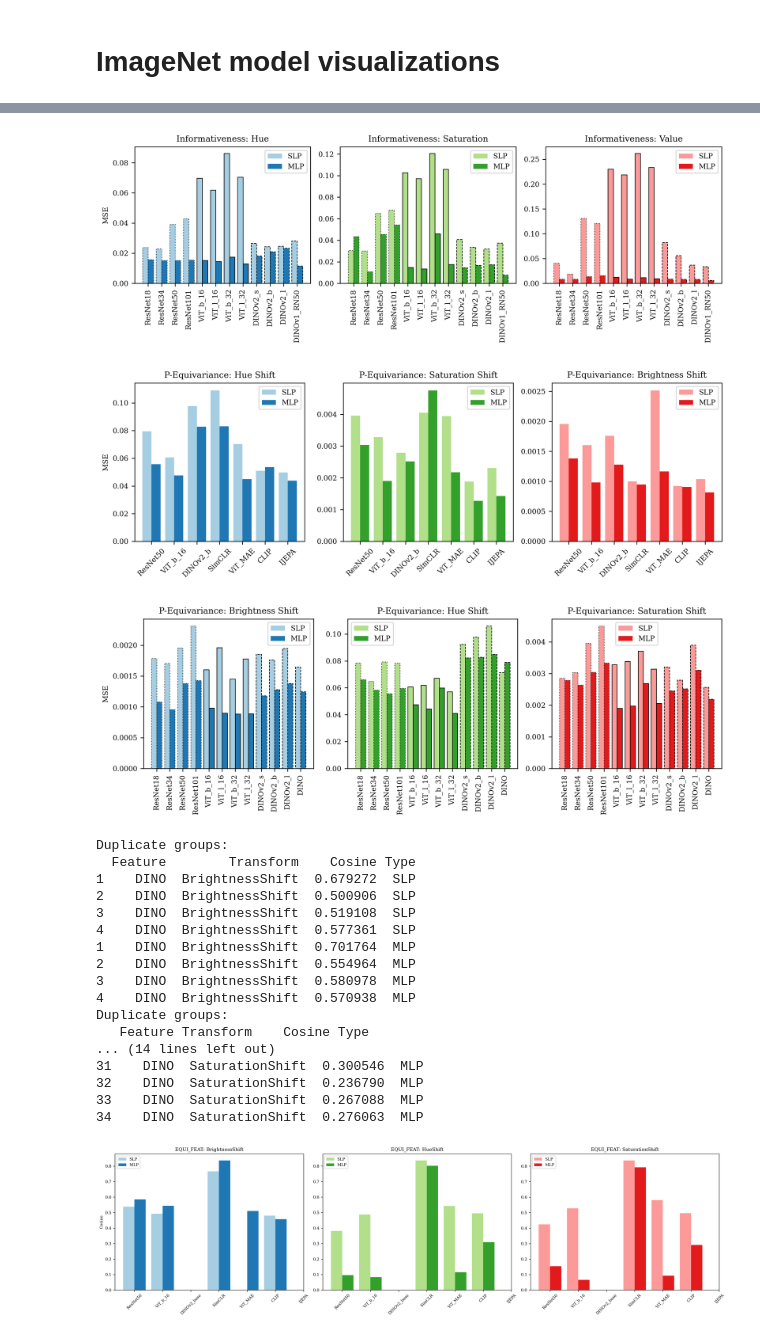
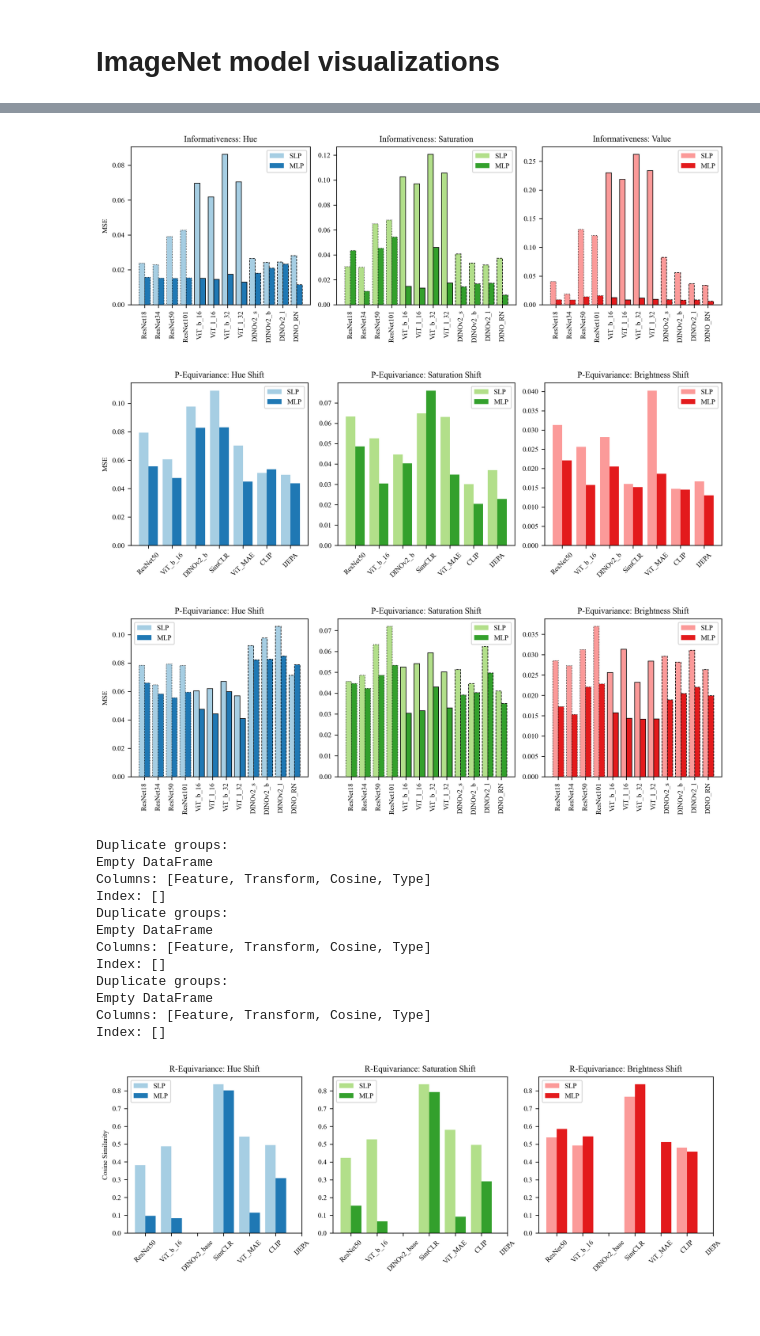
Before and after one commit to lauraibnz/synesis, a Jupyter notebook: vis/visualize_imagenet.ipynb, the cells around one changed output, grey strips where cells are left out. Saved outputs shown, nothing was run; the diff lists cells and outputs as text; code cells hidden in the pictures; blank space fills up the shorter version.

```diff
--- a/vis/visualize_imagenet.ipynb
+++ b/vis/visualize_imagenet.ipynb
@@ -24,7 +24,7 @@ feature_order = [
     "DINOv2_small",
     "DINOv2_base",
     "DINOv2_large",
-    "DINO_RN50",
+    "DINO_RN",
     "SimCLR",
     "ViT_MAE",
     "CLIP",
@@ -37,7 +37,7 @@ LABEL_SCALING = {
     "brightness": 65536,  # 256^2
     "saturation": 65536,  # 256^2
 }
-TRANSFORM_SCALING = {"HueShift": 1, "BrightnessShift": 16, "SaturationShift": 16}
+TRANSFORM_SCALING = {"HueShift": 1, "BrightnessShift": 1, "SaturationShift": 1}
 
 # Create 2x3 subplot grid
 fig, ((ax1, ax2), (ax3, ax4), (ax5, ax6)) = plt.subplots(3, 2, figsize=(20, 28))
@@ -273,7 +273,7 @@ features_to_plot = [
     "DINOv2_small",
     "DINOv2_base",
     "DINOv2_large",
-    "DINO_RN50",
+    "DINO_RN",
 ]
 
 # Force the order: hue, saturation, brightness (to be mapped to value)
@@ -358,7 +358,7 @@ for i, label in enumerate(info_labels):
 plt.tight_layout()
 plt.show()
 # %% [output]
-[figure, old version]
+[figure, new version]
 # %%
 # ----- EQUI_PARA Combined Plot (Main Visualization) -----
 df_para_linear["Type"] = "SLP"
@@ -424,7 +424,7 @@ for i, transform in enumerate(transforms):
 plt.tight_layout()
 plt.show()
 # %% [output]
-[figure, old version]
+[figure, new version]
 # %%
 # ----- EQUI_PARA Combined Plot (Ablation) -----
 df_para_linear["Type"] = "SLP"
@@ -444,11 +444,12 @@ features_to_plot = [
     "DINOv2_small",
     "DINOv2_base",
     "DINOv2_large",
-    "DINO",
+    "DINO_RN",
 ]
 
 # Get unique transform names
-transforms = sorted(df_para_combined["Transform"].unique())
+# transforms = sorted(df_para_combined["Transform"].unique())
+transforms = ["HueShift", "SaturationShift", "BrightnessShift"]
 
 # Define edge styles based on feature family
 edge_dict = {
@@ -523,7 +524,7 @@ for i, transform in enumerate(transforms):
 plt.tight_layout()
 plt.show()
 # %% [output]
-[figure, old version]
+[figure, new version]
 # %%
 temp_feature_order = feature_order
 
@@ -535,7 +536,11 @@ for run_name, metrics in results.items():
         feature = next((f for f in temp_feature_order if f in run_name), None)
         transform = next(
             t
-            for t in ["BrightnessShift", "HueShift", "SaturationShift"]
+            for t in [
+                "HueShift",
+                "SaturationShift",
+                "BrightnessShift",
+            ]
             if t in run_name
         )
         # Use cosine metric from results
@@ -568,15 +573,12 @@ features_to_plot = [
     "IJEPA",
 ]
 
-# Get unique transform names (e.g., BrightnessShift, HueShift, SaturationShift)
-cosine_transforms = sorted(df_feat_cosine_combined["Transform"].unique())
+# Get unique transform names in desired order
+cosine_transforms = ["HueShift", "SaturationShift", "BrightnessShift"]
 
 cmap = plt.get_cmap("Paired")
-fig, axes = plt.subplots(
-    1, len(cosine_transforms), figsize=(6 * len(cosine_transforms), 5)
-)
-if len(cosine_transforms) == 1:
-    axes = [axes]
+
+fig, axes = plt.subplots(1, 3, figsize=(10, 3.5))
 
 for i, transform in enumerate(cosine_transforms):
     df_trans = df_feat_cosine_combined[
@@ -590,51 +592,51 @@ for i, transform in enumerate(cosine_transforms):
 
     pivot = df_trans.pivot_table(
         index="Feature", columns="Type", values="Cosine", aggfunc="mean"
     )
     pivot = pivot.reindex(features_to_plot)
     x = np.arange(len(pivot.index))
     bar_width = 0.4
 
     color_slp = cmap(i * 2)
     color_mlp = cmap(i * 2 + 1)
 
     axes[i].bar(
         x - bar_width / 2, pivot["SLP"], width=bar_width, color=color_slp, label="SLP"
     )
     axes[i].bar(
         x + bar_width / 2, pivot["MLP"], width=bar_width, color=color_mlp, label="MLP"
     )
 
     axes[i].set_xticks(x)
     # Remove "_ImageNet" for display clarity
     display_features = [feat.replace("_ImageNet", "") for feat in pivot.index]
     axes[i].set_xticklabels(display_features, rotation=45)
-    axes[i].set_title(f"EQUI_FEAT: {transform}")
+    transform_map = {
+        "BrightnessShift": "Brightness Shift",
+        "HueShift": "Hue Shift",
+        "SaturationShift": "Saturation Shift",
+    }
+    axes[i].set_title(f"R-Equivariance: {transform_map[transform]}")
     if i == 0:
-        axes[i].set_ylabel("Cosine")
+        axes[i].set_ylabel("Cosine Similarity")
     axes[i].legend()
 
 plt.tight_layout()
 plt.show()
 # %% [output]
 Duplicate groups:
-  Feature        Transform    Cosine Type
-1    DINO  BrightnessShift  0.679272  SLP
-2    DINO  BrightnessShift  0.500906  SLP
-3    DINO  BrightnessShift  0.519108  SLP
-4    DINO  BrightnessShift  0.577361  SLP
-1    DINO  BrightnessShift  0.701764  MLP
-2    DINO  BrightnessShift  0.554964  MLP
-3    DINO  BrightnessShift  0.580978  MLP
-4    DINO  BrightnessShift  0.570938  MLP
+Empty DataFrame
+Columns: [Feature, Transform, Cosine, Type]
+Index: []
 Duplicate groups:
-   Feature Transform    Cosine Type
-... (14 lines left out)
-31    DINO  SaturationShift  0.300546  MLP
-32    DINO  SaturationShift  0.236790  MLP
-33    DINO  SaturationShift  0.267088  MLP
-34    DINO  SaturationShift  0.276063  MLP
+Empty DataFrame
+Columns: [Feature, Transform, Cosine, Type]
+Index: []
+Duplicate groups:
+Empty DataFrame
+Columns: [Feature, Transform, Cosine, Type]
+Index: []
-[figure, old version]
+[figure, new version]
 # %%
 # ----- EQUI_FEAT Combined Plot (Ablation using Cosine metric with display modifications) -----
 # Mark each probe type
```
Also changed, not shown: parts of 3 cells of this notebook, 13 other files.
